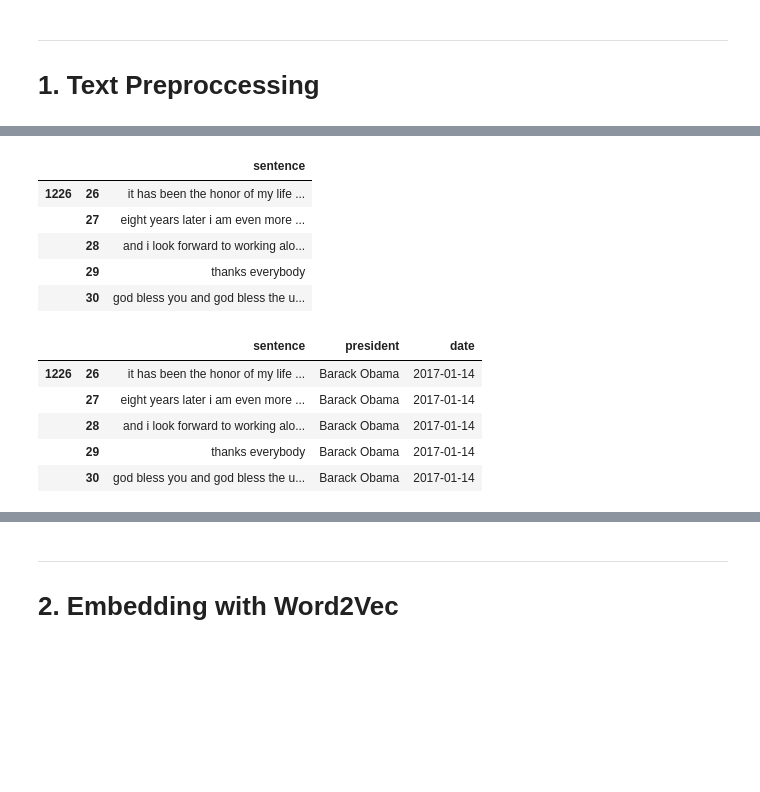
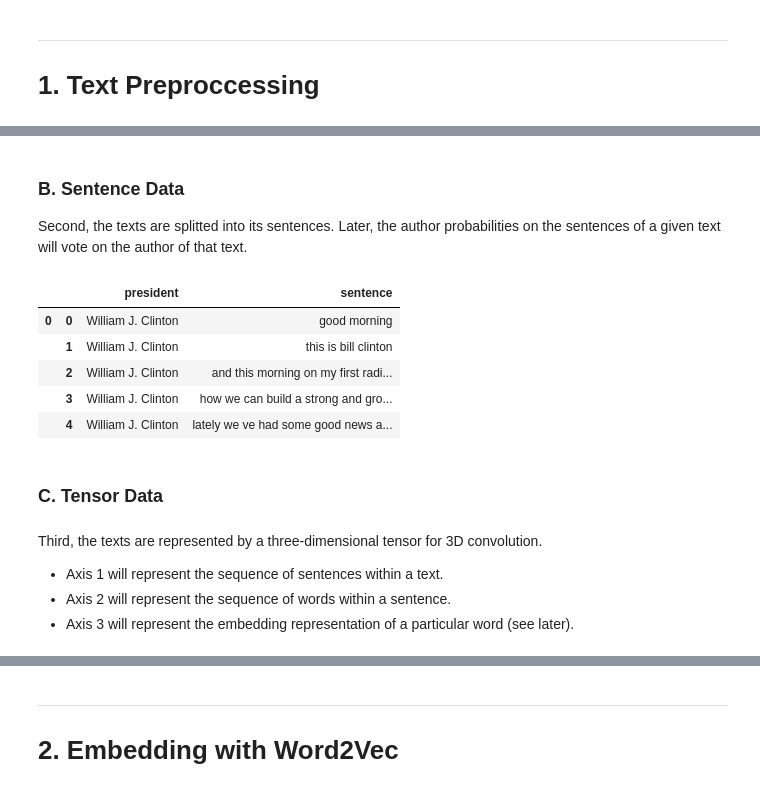
Before and after one commit to dezwier/notebooks, a Jupyter notebook: Portfolio/Speeches.ipynb, the cells around one changed output, grey strips where cells are left out. Saved outputs shown, nothing was run; the diff lists cells and outputs as text; code cells hidden in the pictures; blank space fills up the shorter version.

```diff
--- a/Portfolio/Speeches.ipynb
+++ b/Portfolio/Speeches.ipynb
@@ -33,6 +46,7 @@ def getDates(date):
 # %%
 speeches.date = speeches.date.apply(getDates)
 speeches.sort_values('date', inplace=True)
-speeches.tail()
+speeches.reset_index(drop=True, inplace=True)
+speeches.head()
 # %% [output]
 |  | date | president | text |
@@ -44,11 +61,8 @@ speeches.tail()
 # %%
-def getSentences(text):
-    sentences = np.array(re.split('\. |\! |\? |\; |\: |\" ', text))
-    for i, s in enumerate(sentences):
-        s = s.lower()                         # Change text to lowercase
-        s = re.sub('\(\.*\)|\[\.*\]', '', s)  # Removes all bracket parts
-        s = re.sub('[^(a-z)]| ', ' ', s)      # Change all not-text to spaces
-        s = re.sub(' +',' ', s)               # Remove all redundant spaces
-        s = s.strip()                         # Remove outer whitespace
-        sentences[i] = s
-    return sentences
+def getFormatText(s):
+    s = s.lower()                         # Change text to lowercase
+    s = re.sub('\(\.*\)|\[\.*\]', '', s)  # Removes all bracket parts
+    s = re.sub('[^(a-z)]| ', ' ', s)      # Change all not-text to spaces
+    s = re.sub(' +',' ', s)               # Remove all redundant spaces
+    s = s.strip()                         # Remove outer whitespace
+    return s
@@ -55,10 +79,21 @@ def getSentences(text):
+# %% [markdown]
+### B. Sentence Data
+Second, the texts are splitted into its sentences. Later, the author probabilities on the sentences of a given text will vote on the author of that text.
+# %%
+def getSentences(text):
+    sentences = np.array(re.split('\. |\! |\? |\; |\: |\" ', text))
+    for i, s in enumerate(sentences):
+        sentences[i] = getFormatText(s)
+    return sentences
 # %%
-sentences = pd.DataFrame(speeches.text.apply(getSentences).apply(pd.Series, 1).stack(), columns=['sentence'])
-sentences.tail()
+sentence = speeches.text.apply(getSentences).apply(pd.Series, 1).stack()
+presidents = speeches.president[sentences.index.get_level_values(0)].values
+sentences = pd.DataFrame({'sentence': sentence, 'president': presidents})
+sentences.head()
 # %% [output]
-|  |  | sentence |
-| 1226 | 26 | it has been the honor of my life ... |
-|  | 27 | eight years later i am even more ... |
-|  | 28 | and i look forward to working alo... |
-|  | 29 | thanks everybody |
-|  | 30 | god bless you and god bless the u... |
+|  |  | president | sentence |
+| 0 | 0 | William J. Clinton | good morning |
+|  | 1 | William J. Clinton | this is bill clinton |
+|  | 2 | William J. Clinton | and this morning on my first radi... |
+|  | 3 | William J. Clinton | how we can build a strong and gro... |
+|  | 4 | William J. Clinton | lately we ve had some good news a... |
@@ -69,9 +100,7 @@ sentences['date'] = speeches.date[indeces].values
-# %%
-sentences.tail()
-# %% [output]
-|  |  | sentence | president | date |
-| 1226 | 26 | it has been the honor of my life ... | Barack Obama | 2017-01-14 |
-|  | 27 | eight years later i am even more ... | Barack Obama | 2017-01-14 |
-|  | 28 | and i look forward to working alo... | Barack Obama | 2017-01-14 |
-|  | 29 | thanks everybody | Barack Obama | 2017-01-14 |
-|  | 30 | god bless you and god bless the u... | Barack Obama | 2017-01-14 |
+# %% [markdown]
+### C. Tensor Data
+# %% [markdown]
+Third, the texts are represented by a three-dimensional tensor for 3D convolution.
+* Axis 1 will represent the sequence of sentences within a text.
+* Axis 2 will represent the sequence of words within a sentence.
+* Axis 3 will represent the embedding representation of a particular word (see later).
```
Also changed, not shown: parts of 52 cells of this notebook, 1 other file.
